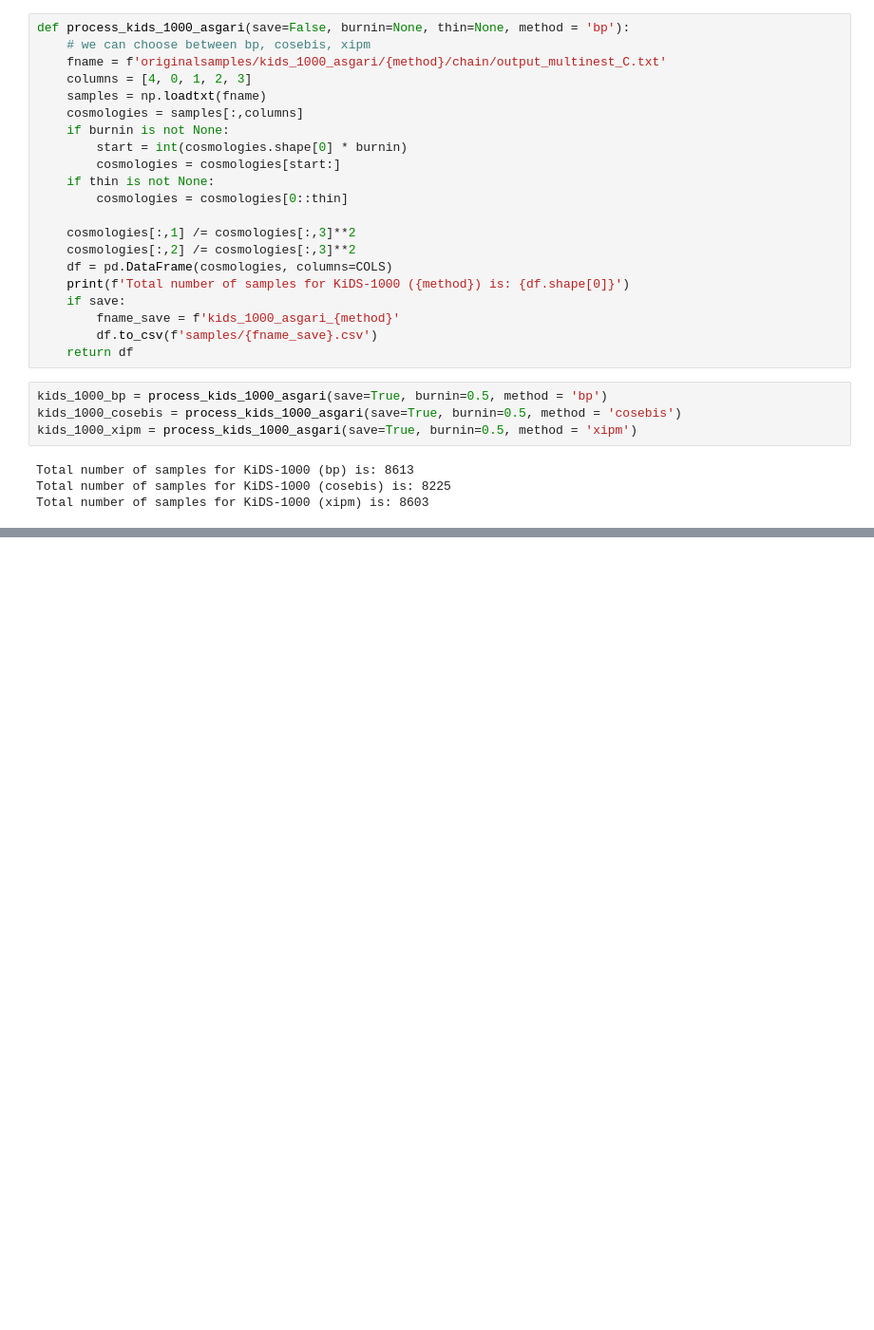
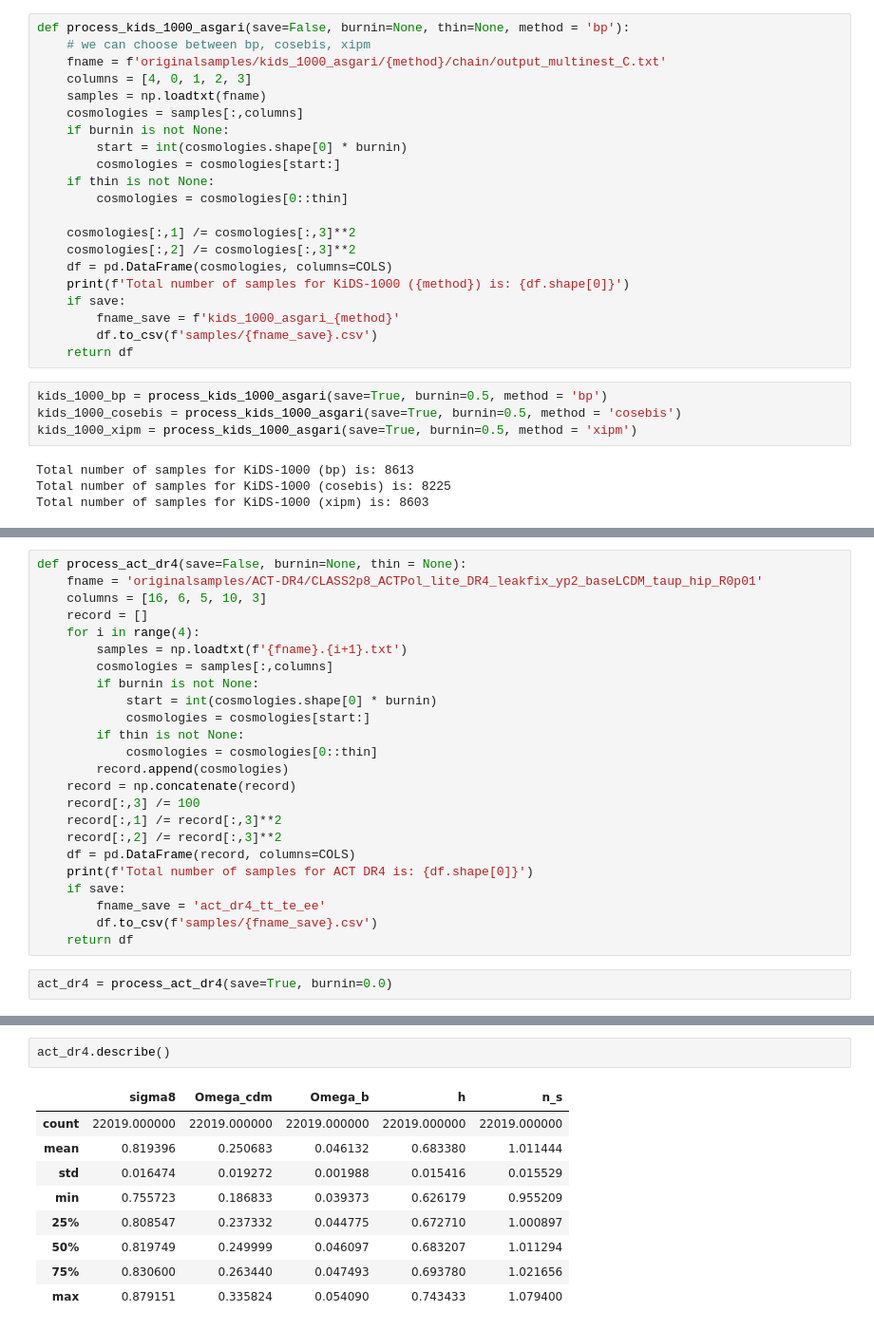
Before and after one commit to Harry45/emuflow, a Jupyter notebook: processing.ipynb, the cells around one changed output, grey strips where cells are left out. Shown at 95% size. Saved outputs shown, nothing was run; the diff lists cells and outputs as text; blank space fills up the shorter version.

```diff
--- a/processing.ipynb
+++ b/processing.ipynb
@@ -281,0 +286,26 @@ Total number of samples for KiDS-1000 (xipm) is: 8603
+# %%
+def process_act_dr4(save=False, burnin=None, thin = None):
+    fname = 'originalsamples/ACT-DR4/CLASS2p8_ACTPol_lite_DR4_leakfix_yp2_baseLCDM_taup_hip_R0p01'
+    columns = [16, 6, 5, 10, 3]
+    record = []
+    for i in range(4):
+        samples = np.loadtxt(f'{fname}.{i+1}.txt')
+        cosmologies = samples[:,columns]
+        if burnin is not None:
+            start = int(cosmologies.shape[0] * burnin)
+            cosmologies = cosmologies[start:]
+        if thin is not None:
+            cosmologies = cosmologies[0::thin]
+        record.append(cosmologies)
+    record = np.concatenate(record)
+    record[:,3] /= 100
+    record[:,1] /= record[:,3]**2
+    record[:,2] /= record[:,3]**2
+    df = pd.DataFrame(record, columns=COLS)
+    print(f'Total number of samples for ACT DR4 is: {df.shape[0]}')
+    if save:
+        fname_save = 'act_dr4_tt_te_ee'
+        df.to_csv(f'samples/{fname_save}.csv')
+    return df
+# %%
+act_dr4 = process_act_dr4(save=True, burnin=0.0)
@@ -281,0 +323,12 @@ Total number of samples for KiDS-1000 (xipm) is: 8603
+# %%
+act_dr4.describe()
+# %% [output]
+|  | sigma8 | Omega_cdm | Omega_b | h | n_s |
+| count | 22019.000000 | 22019.000000 | 22019.000000 | 22019.000000 | 22019.000000 |
+| mean | 0.819396 | 0.250683 | 0.046132 | 0.683380 | 1.011444 |
+| std | 0.016474 | 0.019272 | 0.001988 | 0.015416 | 0.015529 |
+| min | 0.755723 | 0.186833 | 0.039373 | 0.626179 | 0.955209 |
+| 25% | 0.808547 | 0.237332 | 0.044775 | 0.672710 | 1.000897 |
+| 50% | 0.819749 | 0.249999 | 0.046097 | 0.683207 | 1.011294 |
+| 75% | 0.830600 | 0.263440 | 0.047493 | 0.693780 | 1.021656 |
+| max | 0.879151 | 0.335824 | 0.054090 | 0.743433 | 1.079400 |
```
Also changed, not shown: parts of 3 cells of this notebook, 4 other files.
